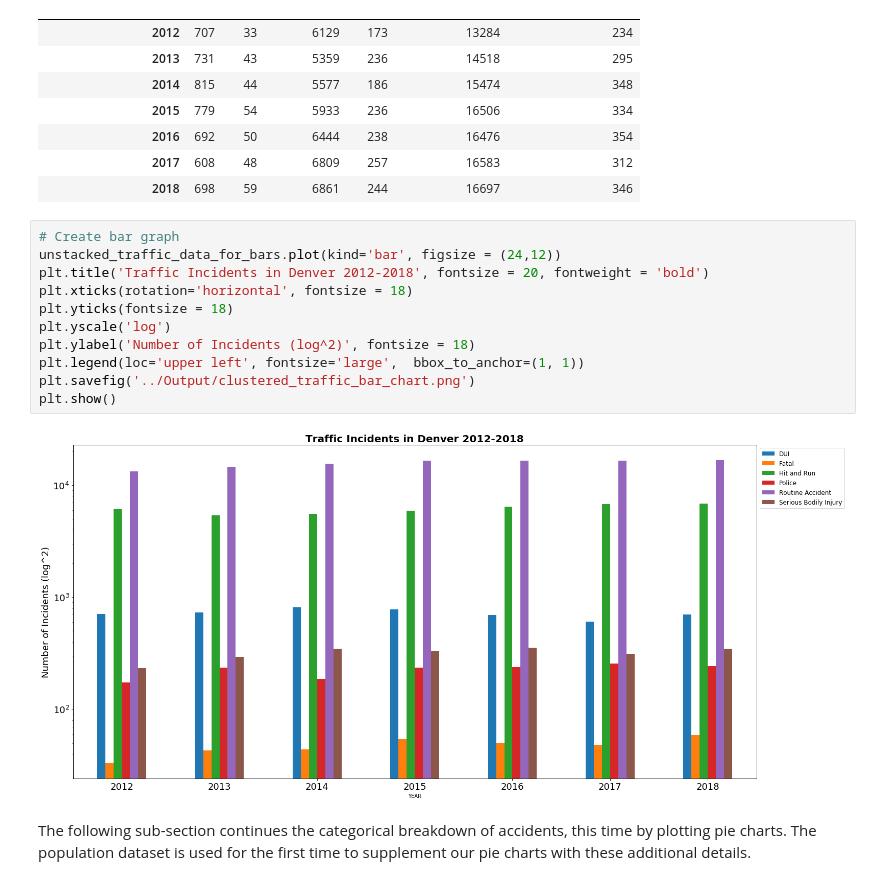
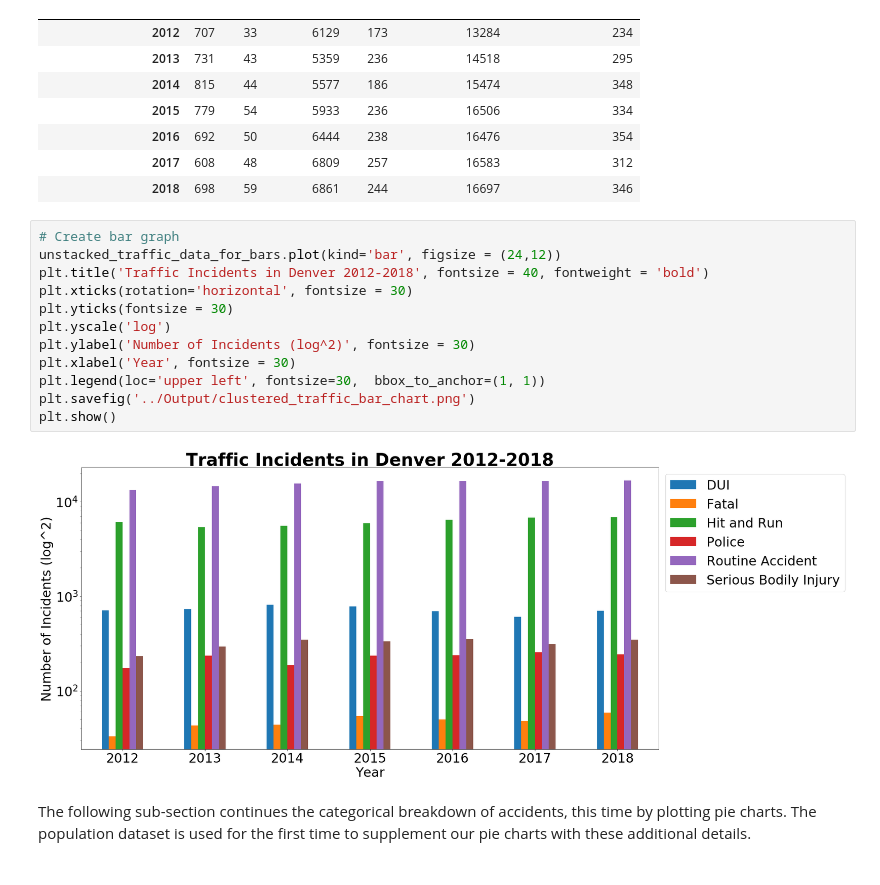
Before and after one commit to LuLu-89/Denver_traffic_woes, a Jupyter notebook: FinalFiles/FinalTrafficAnalysis.ipynb, the cells around one changed output. Cells and saved outputs as stored; diff of their text form.

```diff
--- a/FinalFiles/FinalTrafficAnalysis.ipynb
+++ b/FinalFiles/FinalTrafficAnalysis.ipynb
@@ -163,16 +163,17 @@ unstacked_traffic_data_for_bars
 # %%
 # Create bar graph
 unstacked_traffic_data_for_bars.plot(kind='bar', figsize = (24,12))
-plt.title('Traffic Incidents in Denver 2012-2018', fontsize = 20, fontweight = 'bold')
-plt.xticks(rotation='horizontal', fontsize = 18)
-plt.yticks(fontsize = 18)
+plt.title('Traffic Incidents in Denver 2012-2018', fontsize = 40, fontweight = 'bold')
+plt.xticks(rotation='horizontal', fontsize = 30)
+plt.yticks(fontsize = 30)
 plt.yscale('log')
-plt.ylabel('Number of Incidents (log^2)', fontsize = 18)
-plt.legend(loc='upper left', fontsize='large',  bbox_to_anchor=(1, 1))
+plt.ylabel('Number of Incidents (log^2)', fontsize = 30)
+plt.xlabel('Year', fontsize = 30)
+plt.legend(loc='upper left', fontsize=30,  bbox_to_anchor=(1, 1))
 plt.savefig('../Output/clustered_traffic_bar_chart.png')
 plt.show()
 # %% [output]
-[figure, old version]
+[figure, new version]
 # %% [markdown]
 The following sub-section continues the categorical breakdown of accidents, this time by plotting pie charts.  The population dataset is used for the first time to supplement our pie charts with these additional details.
 # %%
```
Also changed, not shown: 1 other file.
